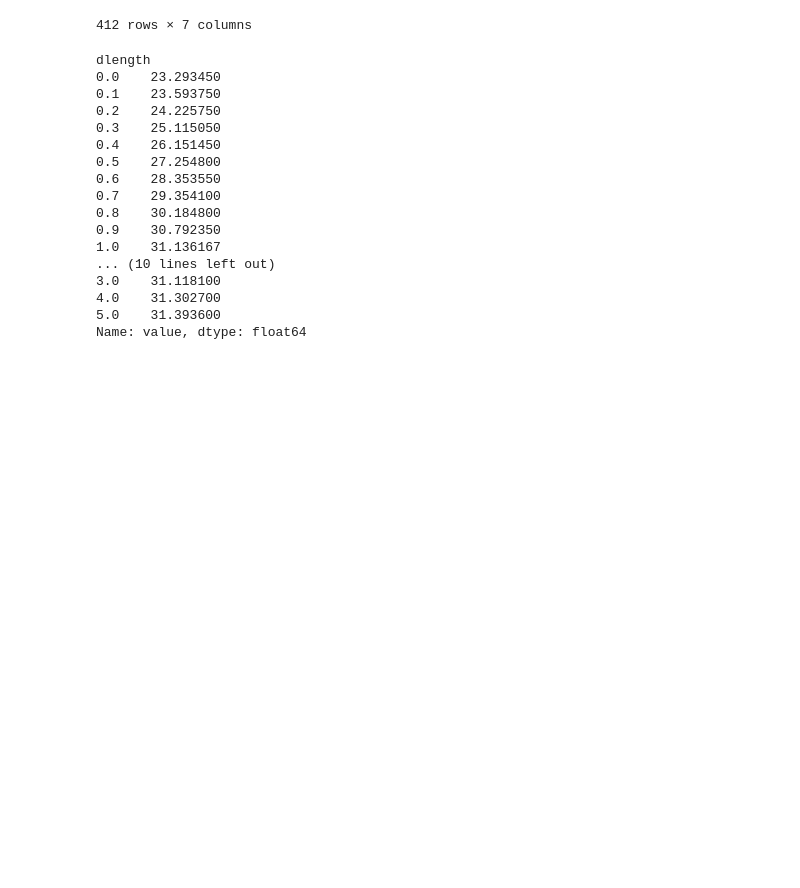
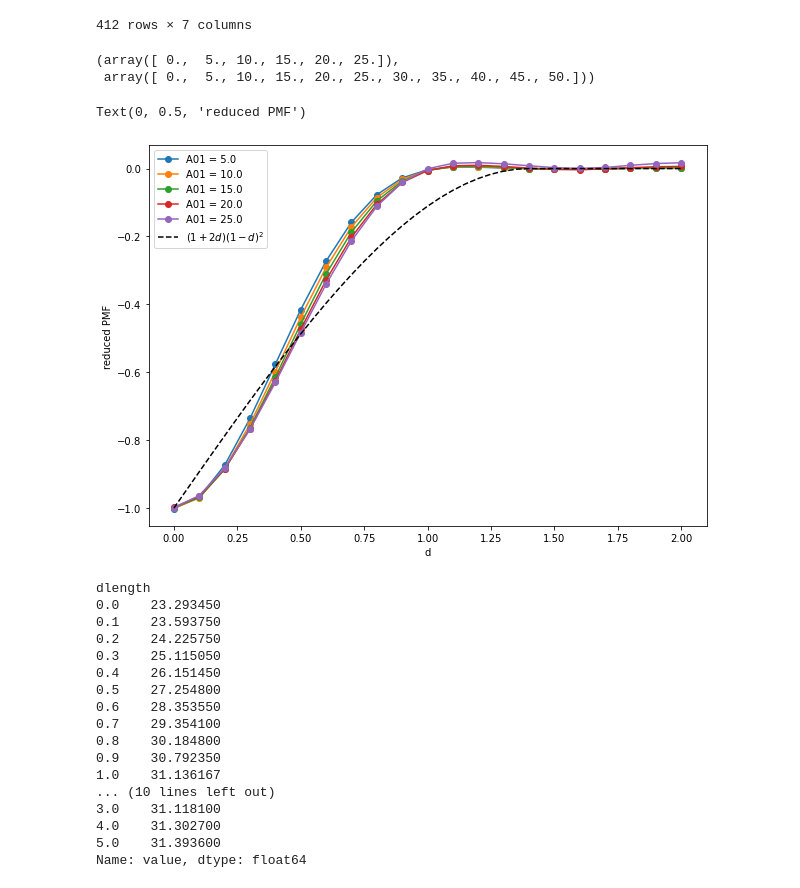
Before and after one commit to patrickbwarren/python3-HNC-solver, a Jupyter notebook: compare_dpd_hnc.ipynb, the cells around one changed output. Cells and saved outputs as stored; diff of their text form; code cells hidden in the pictures; blank space fills up the shorter version.

```diff
--- a/compare_dpd_hnc.ipynb
+++ b/compare_dpd_hnc.ipynb
@@ -240,0 +247,6 @@ muref[slice]
+# %%
+slice = (muref['quantity']=='mu') & (muref['file'] == 'muref2_mu.dat')
+muex = muref[slice].set_index('A01')['value']
+muex_err = muref[slice].set_index('A01')['error']
+#muex = muref[slice][['A01', 'value']].groupby('A01').mean()['value']
+pd.concat([muex, muex_err], axis=1)
@@ -241,6 +267,6 @@ muref[slice]
 # %%
-slice = (muref['quantity']=='mu') & (muref['file'] == 'muref2_mu.dat')
-muref_ser = muref[slice][['A01', 'value']].groupby('A01').mean()['value']
-muref_ser
+slice = (muref['quantity']=='mu') & muref['file'].str.startswith('muref2')
+muex = muref[slice][['A01', 'value']].groupby('A01').mean()['value']
+muex
 # %% [output]
 A01
@@ -310,6 +318,29 @@ dimers
 | 410 | um | 50.0 | 5.0 | 62.8314 | 0.001753 | 40 | dimersy_mu.dat |
 | 411 | mu | 50.0 | 5.0 | 40.1244 | 0.178713 | 40 | dimersy_mu.dat |
 412 rows × 7 columns
+# %%
+np.sort(dimer['A01'].unique()), np.sort(dimers['A01'].unique())
+# %% [output]
+(array([ 0.,  5., 10., 15., 20., 25.]),
+ array([ 0.,  5., 10., 15., 20., 25., 30., 35., 40., 45., 50.]))
+# %%
+
+for A01 in np.linspace(5, 25, 5):
+    slice = (dimer['quantity'] == 'mu') & (dimer['A01'] == A01)
+    muexdim = dimer[slice].groupby('dlength').mean()['value']
+    plt.plot(muexdim.index, (muexdim-2*muex[A01])/(2*muex[A01]-muex[2*A01]), 'o-', label=f'A01 = {A01}')
+
+d = np.linspace(0, 2, 41)
+R = 0.7
+vov = (1+d/(4*R))*(1-d/(2*R))**2
+vov[d>2*R] = 0
+plt.plot(d, -vov, 'k--', label='$(1+2d)(1-d)^2$')
+plt.legend()
+plt.xlabel('d')
+plt.ylabel('reduced PMF')
+# %% [output]
+Text(0, 0.5, 'reduced PMF')
+[figure, added]
 # %%
 slice = (dimers['quantity'] == 'mu') & (dimers['A01'] == 35)
 ser35 = dimers[slice][['dlength', 'value']].groupby('dlength').mean()['value']
```
Also changed, not shown: parts of 7 cells of this notebook.
